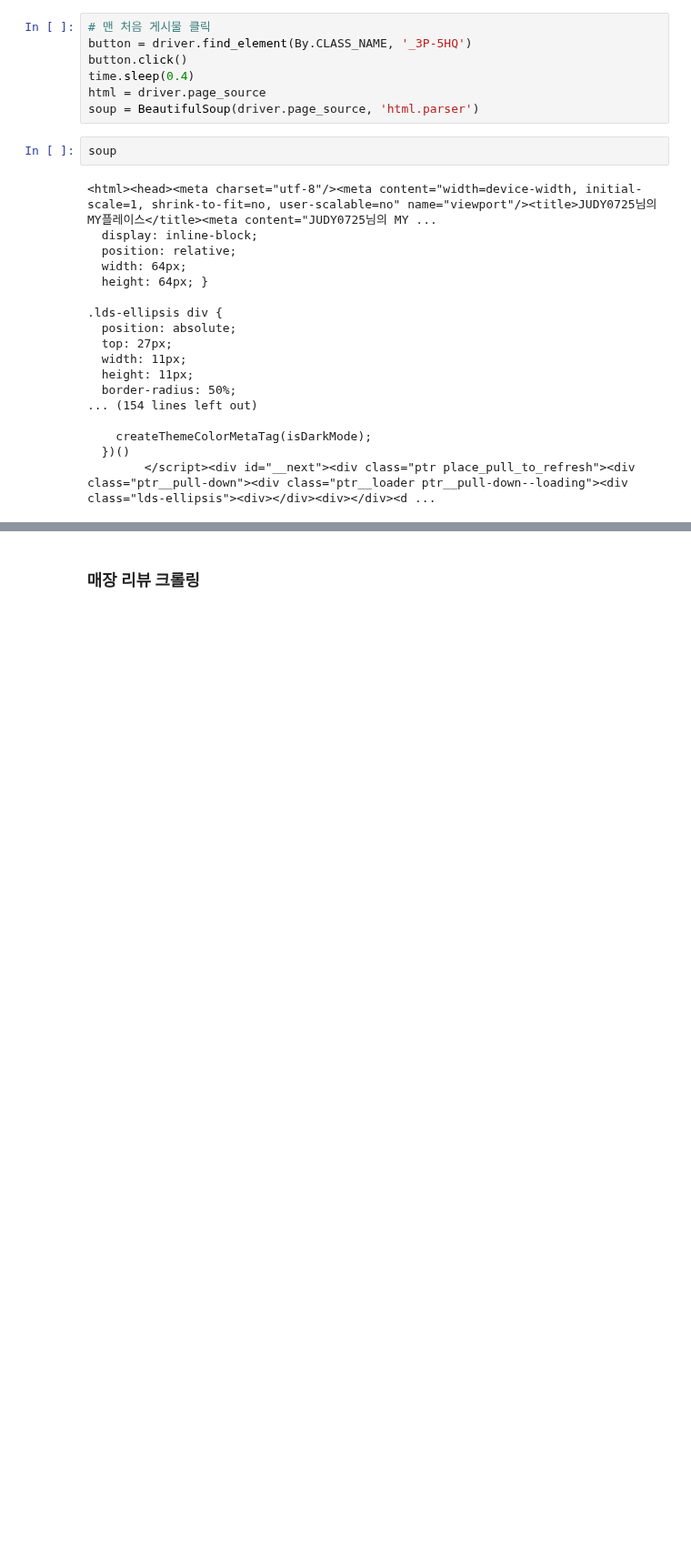
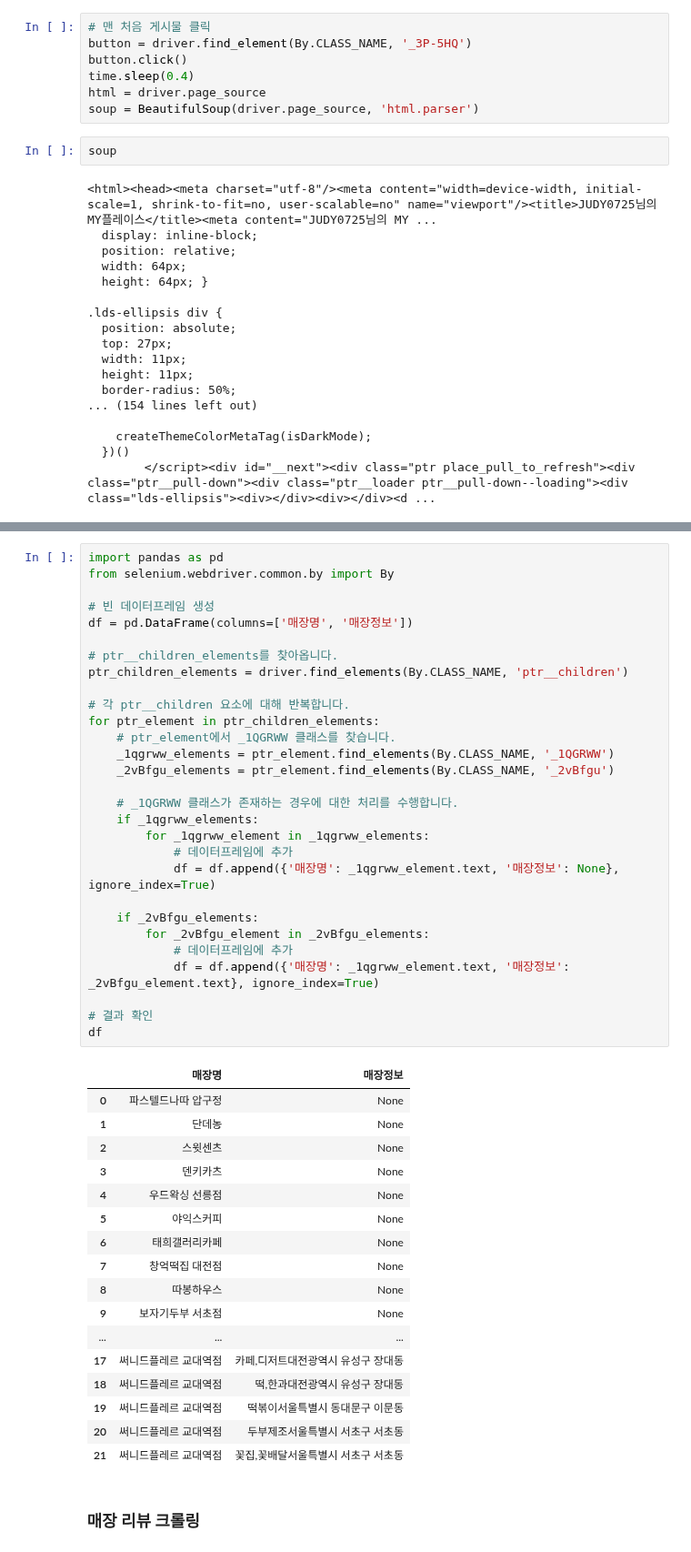
Before and after one commit to Lunch-Lab/data, a Jupyter notebook: naver_user_scraping.ipynb, the cells around one changed output, grey strips where cells are left out. Shown at 91% size. Cells and saved outputs as stored; diff of their text form; blank space fills up the shorter version.

```diff
--- a/naver_user_scraping.ipynb
+++ b/naver_user_scraping.ipynb
@@ -128,3 +161,50 @@ JUDY0725
+# %%
+import pandas as pd
+from selenium.webdriver.common.by import By
+
+# 빈 데이터프레임 생성
+df = pd.DataFrame(columns=['매장명', '매장정보'])
+
+# ptr__children_elements를 찾아옵니다.
+ptr_children_elements = driver.find_elements(By.CLASS_NAME, 'ptr__children')
+
+# 각 ptr__children 요소에 대해 반복합니다.
+for ptr_element in ptr_children_elements:
+    # ptr_element에서 _1QGRWW 클래스를 찾습니다.
+    _1qgrww_elements = ptr_element.find_elements(By.CLASS_NAME, '_1QGRWW')
+    _2vBfgu_elements = ptr_element.find_elements(By.CLASS_NAME, '_2vBfgu')
+
+    # _1QGRWW 클래스가 존재하는 경우에 대한 처리를 수행합니다.
+    if _1qgrww_elements:
+        for _1qgrww_element in _1qgrww_elements:
+            # 데이터프레임에 추가
+            df = df.append({'매장명': _1qgrww_element.text, '매장정보': None}, ignore_index=True)
+
+    if _2vBfgu_elements:
+        for _2vBfgu_element in _2vBfgu_elements:
+            # 데이터프레임에 추가
+            df = df.append({'매장명': _1qgrww_element.text, '매장정보': _2vBfgu_element.text}, ignore_index=True)
+
+# 결과 확인
+df
+# %% [output]
+|  | 매장명 | 매장정보 |
+| 0 | 파스텔드나따 압구정 | None |
+| 1 | 단데농 | None |
+| 2 | 스윗센츠 | None |
+| 3 | 덴키카츠 | None |
+| 4 | 우드왁싱 선릉점 | None |
+| 5 | 야익스커피 | None |
+| 6 | 태희갤러리카페 | None |
+| 7 | 창억떡집 대전점 | None |
+| 8 | 따봉하우스 | None |
+| 9 | 보자기두부 서초점 | None |
+| ... | ... | ... |
+| 17 | 써니드플레르 교대역점 | 카페,디저트대전광역시 유성구 장대동 |
+| 18 | 써니드플레르 교대역점 | 떡,한과대전광역시 유성구 장대동 |
+| 19 | 써니드플레르 교대역점 | 떡볶이서울특별시 동대문구 이문동 |
+| 20 | 써니드플레르 교대역점 | 두부제조서울특별시 서초구 서초동 |
+| 21 | 써니드플레르 교대역점 | 꽃집,꽃배달서울특별시 서초구 서초동 |
 # %% [markdown]
 ### 매장 리뷰 크롤링
 # %%
```
Also changed, not shown: parts of 5 cells of this notebook, 2 other files.
